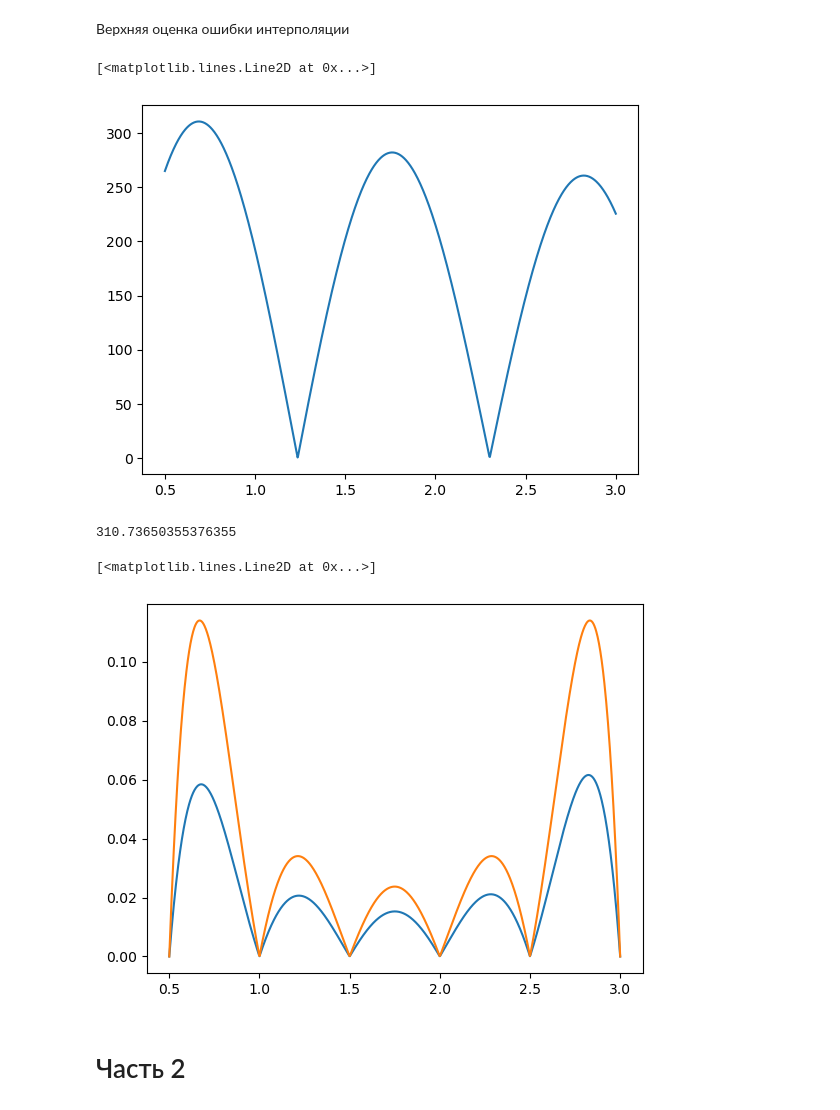
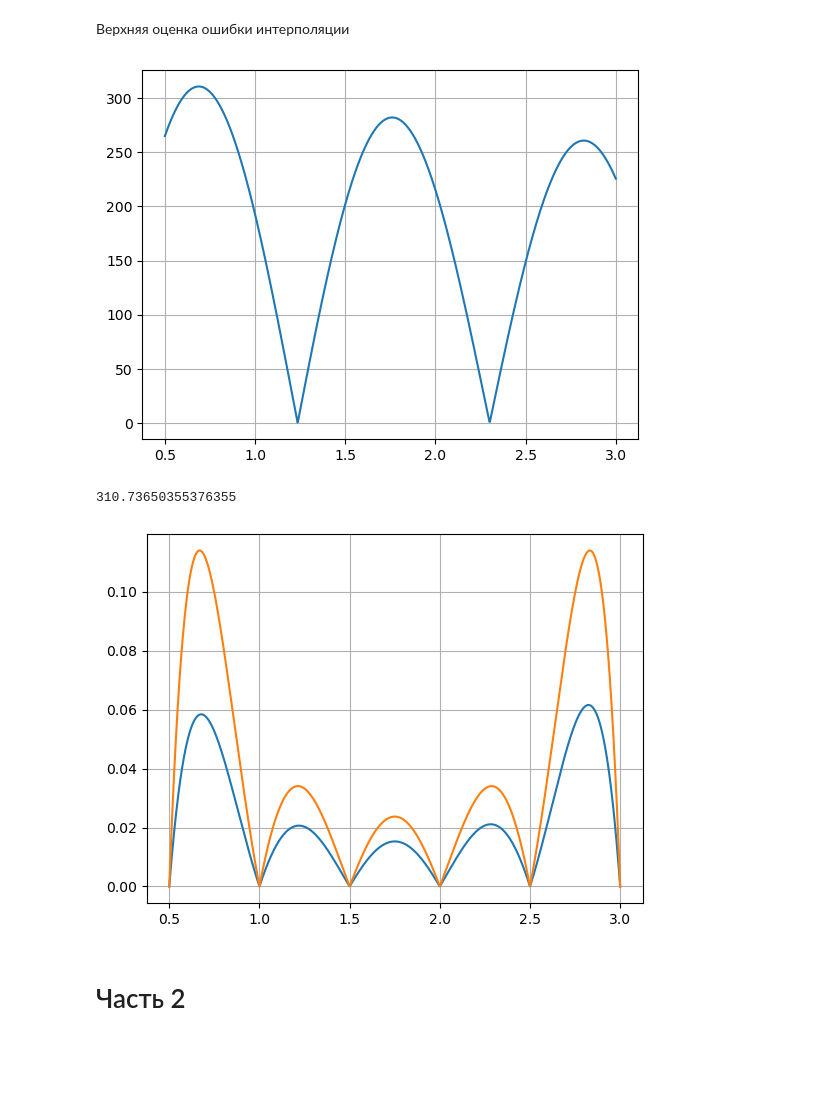
Before and after one commit to igo320345/itmo_num_methods, a Jupyter notebook: exercise_1.ipynb, the cells around one changed output. Saved outputs shown, nothing was run; the diff lists cells and outputs as text; code cells hidden in the pictures; blank space fills up the shorter version.

```diff
--- a/exercise_1.ipynb
+++ b/exercise_1.ipynb
@@ -92,9 +92,9 @@ M_err / M
 # %%
 derr = lambdify(x, abs(diff(f, (x, m + 1))), modules = ['numpy'])
 plt.plot(x_vals, derr(x_vals))
+plt.grid(True)
 # %% [output]
-[<matplotlib.lines.Line2D at 0x...>]
-[figure, old version]
+[figure, new version]
 # %%
 M = max(derr(x_vals))
 M
@@ -105,9 +105,9 @@ err_max = lambdify(x, M / factorial(m + 1) * abs(prod([(x - X[k]) for k in range
 # %%
 plt.plot(x_vals, err(x_vals))
 plt.plot(x_vals, err_max(x_vals))
+plt.grid(True)
 # %% [output]
-[<matplotlib.lines.Line2D at 0x...>]
-[figure, old version]
+[figure, new version]
 # %% [markdown]
 # Часть 2
 # %% [markdown]
```
Also changed, not shown: parts of 9 cells of this notebook.
